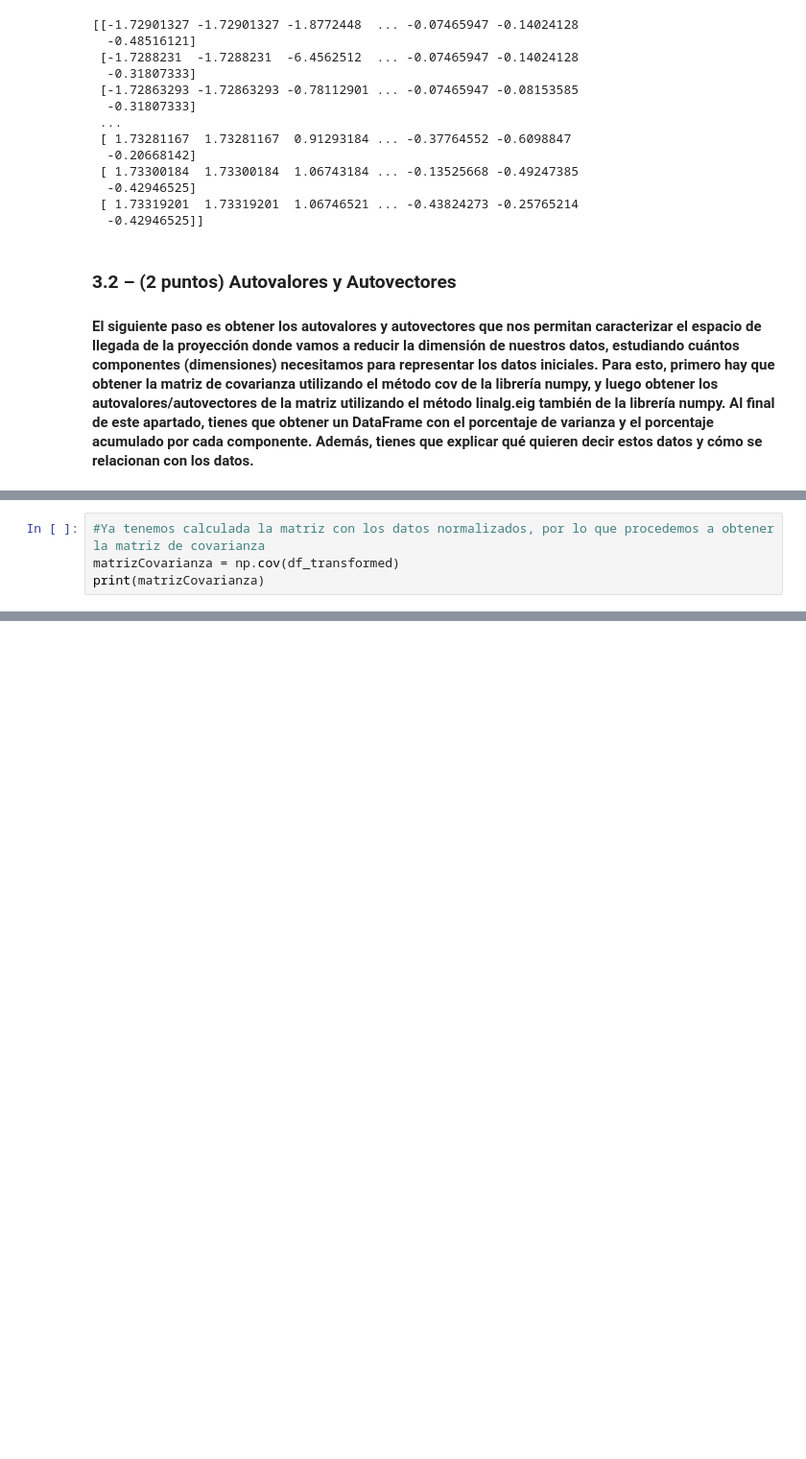
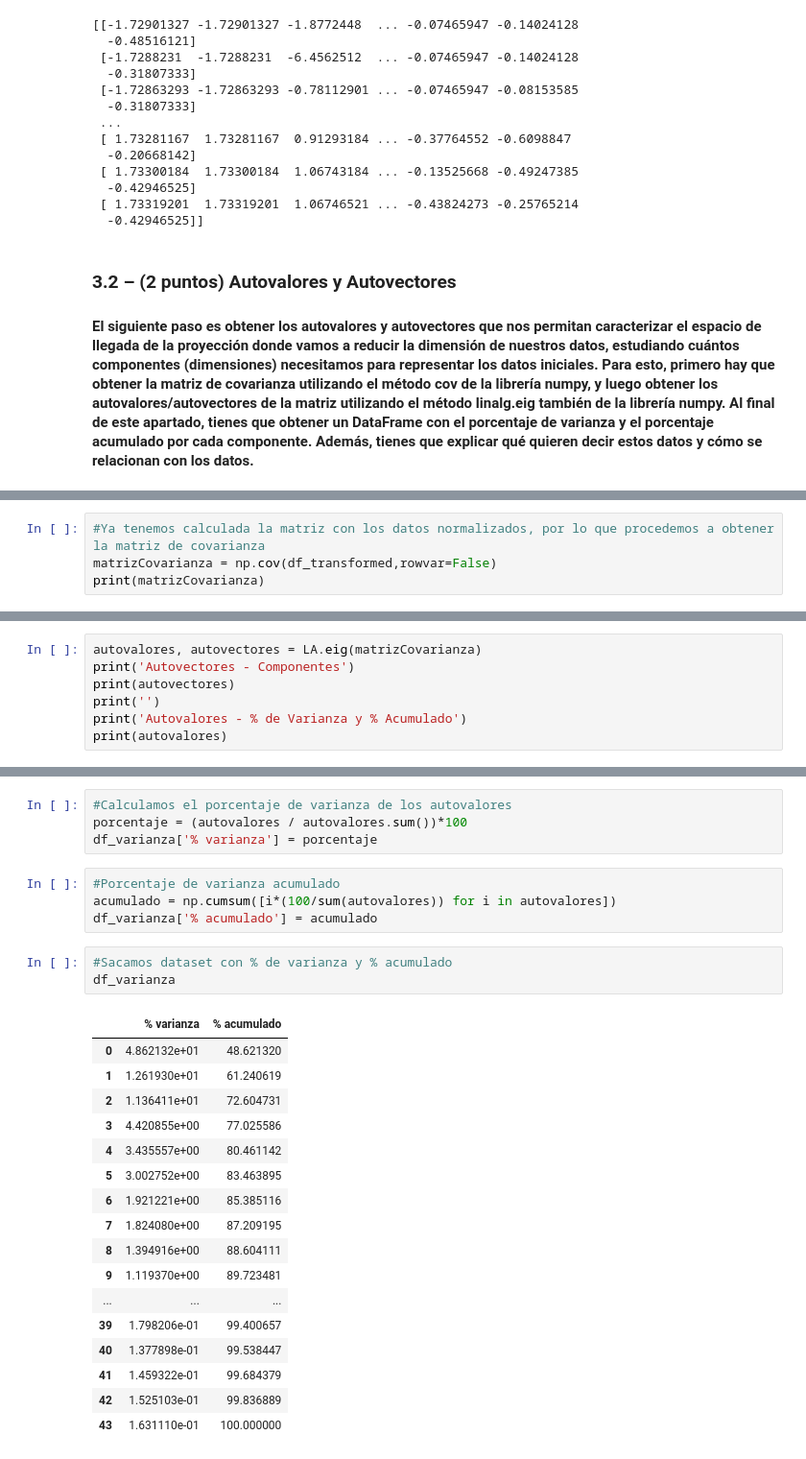
Before and after one commit to Jotivirix/Datamining_UFV, a Jupyter notebook: Lab1/entregable3/Lab1-Entregable3.ipynb, the cells around one changed output, grey strips where cells are left out. Shown at 96% size. Cells and saved outputs as stored; diff of their text form; blank space fills up the shorter version.

```diff
--- a/Lab1/entregable3/Lab1-Entregable3.ipynb
+++ b/Lab1/entregable3/Lab1-Entregable3.ipynb
@@ -118,5 +123,5 @@ print(df_transformed)
 # %%
 #Ya tenemos calculada la matriz con los datos normalizados, por lo que procedemos a obtener la matriz de covarianza
-matrizCovarianza = np.cov(df_transformed)
+matrizCovarianza = np.cov(df_transformed,rowvar=False)
 print(matrizCovarianza)
 # %% [output]
@@ -160,0 +141,7 @@ print("Eigen value is :", tarda)
+# %%
+autovalores, autovectores = LA.eig(matrizCovarianza)
+print('Autovectores - Componentes')
+print(autovectores)
+print('')
+print('Autovalores - % de Varianza y % Acumulado')
+print(autovalores)
@@ -160,0 +166,29 @@ print("Eigen value is :", tarda)
+# %%
+#Calculamos el porcentaje de varianza de los autovalores
+porcentaje = (autovalores / autovalores.sum())*100
+df_varianza['% varianza'] = porcentaje
+# %%
+#Porcentaje de varianza acumulado
+acumulado = np.cumsum([i*(100/sum(autovalores)) for i in autovalores])
+df_varianza['% acumulado'] = acumulado
+# %%
+#Sacamos dataset con % de varianza y % acumulado
+df_varianza
+# %% [output]
+|  | % varianza | % acumulado |
+| 0 | 4.862132e+01 | 48.621320 |
+| 1 | 1.261930e+01 | 61.240619 |
+| 2 | 1.136411e+01 | 72.604731 |
+| 3 | 4.420855e+00 | 77.025586 |
+| 4 | 3.435557e+00 | 80.461142 |
+| 5 | 3.002752e+00 | 83.463895 |
+| 6 | 1.921221e+00 | 85.385116 |
+| 7 | 1.824080e+00 | 87.209195 |
+| 8 | 1.394916e+00 | 88.604111 |
+| 9 | 1.119370e+00 | 89.723481 |
+| ... | ... | ... |
+| 39 | 1.798206e-01 | 99.400657 |
+| 40 | 1.377898e-01 | 99.538447 |
+| 41 | 1.459322e-01 | 99.684379 |
+| 42 | 1.525103e-01 | 99.836889 |
+| 43 | 1.631110e-01 | 100.000000 |
```
Also changed, not shown: parts of 12 cells of this notebook, 17 other files.
